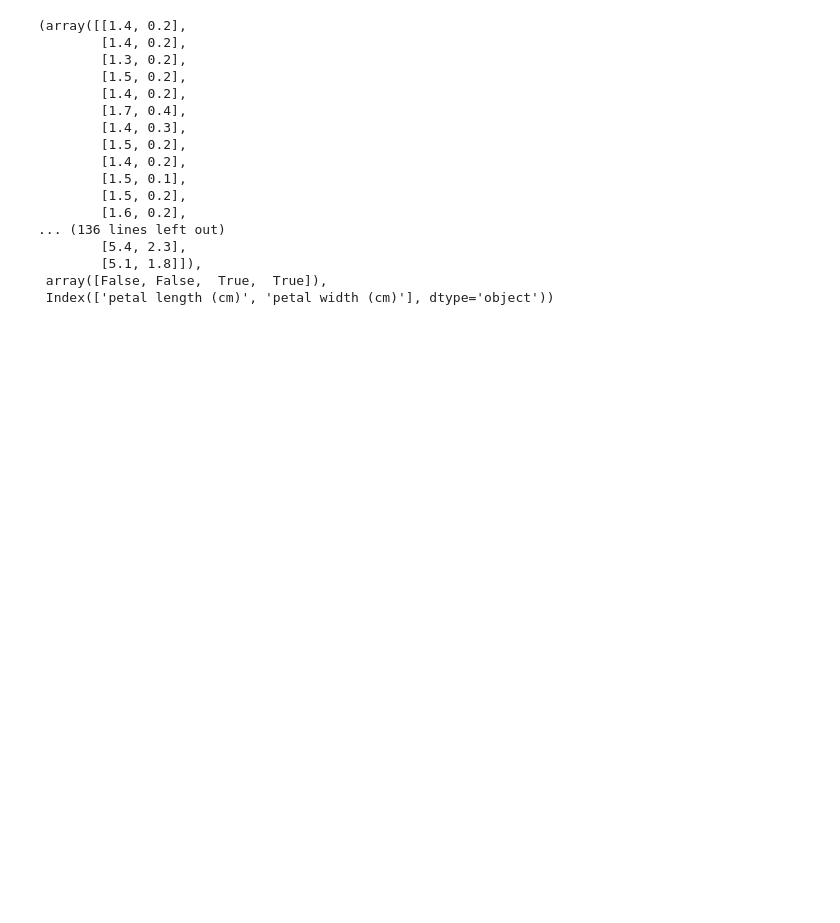
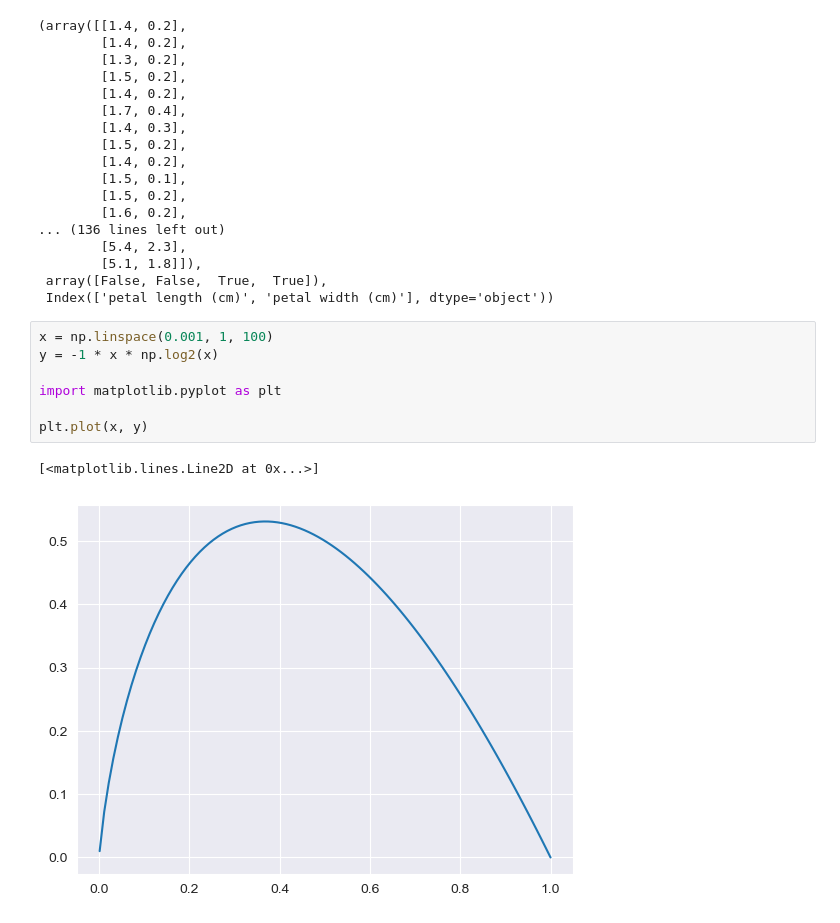
Before and after one commit to AshgardDev/Python_Machine_Learn, a Jupyter notebook: 学习笔记/机器学习/完整案例/鸢尾花.ipynb, the cells around one changed output. Cells and saved outputs as stored; diff of their text form; blank space fills up the shorter version.

```diff
--- a/学习笔记/机器学习/完整案例/鸢尾花.ipynb
+++ b/学习笔记/机器学习/完整案例/鸢尾花.ipynb
@@ -185,3 +185,13 @@ X_new, selected_features, X.columns[selected_features]
         [5.1, 1.8]]),
  array([False, False,  True,  True]),
  Index(['petal length (cm)', 'petal width (cm)'], dtype='object'))
+# %%
+x = np.linspace(0.001, 1, 100)
+y = -1 * x * np.log2(x)
+
+import matplotlib.pyplot as plt
+
+plt.plot(x, y)
+# %% [output]
+[<matplotlib.lines.Line2D at 0x...>]
+[figure, added]
```
Also changed, not shown: 5 other files.
